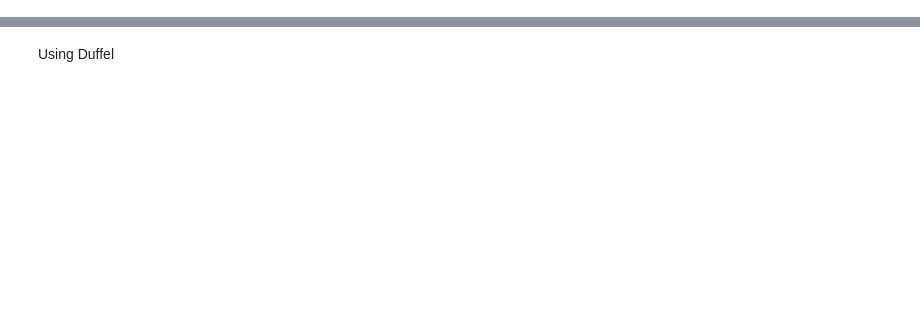
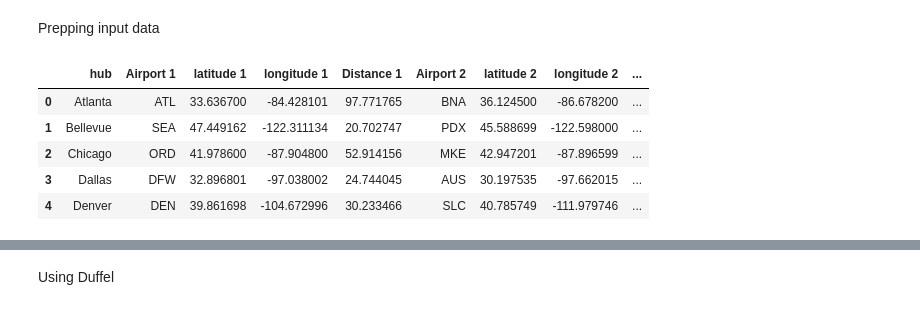
Before and after one commit to SnSabu/congressional-analysis, a Jupyter notebook: Flight_Data_Scrape.ipynb, the cells around one changed output, grey strips where cells are left out. Saved outputs shown, nothing was run; the diff lists cells and outputs as text; code cells hidden in the pictures; blank space fills up the shorter version.

```diff
--- a/Flight_Data_Scrape.ipynb
+++ b/Flight_Data_Scrape.ipynb
@@ -1,2 +1,4 @@
 # %% [markdown]
 <a href="https://colab.research.google.com/github/SnSabu/congressional-analysis/blob/main/Flight_Data_Scrape.ipynb" target="_parent"><img src="https://colab.research.google.com/assets/colab-badge.svg" alt="Open In Colab"/></a>
+# %% [markdown]
+Prepping input data
@@ -2,0 +7,10 @@
+# %%
+Office_Airports = pd.read_csv("Closest_airport_to_hubs.csv")
+Emp_Airport = pd.read_csv("closest_airports_employees.csv")
+# %% [output]
+|  | hub | Airport 1 | latitude 1 | longitude 1 | Distance 1 | Airport 2 | latitude 2 | longitude 2 | ... |
+| 0 | Atlanta | ATL | 33.636700 | -84.428101 | 97.771765 | BNA | 36.124500 | -86.678200 | ... |
+| 1 | Bellevue | SEA | 47.449162 | -122.311134 | 20.702747 | PDX | 45.588699 | -122.598000 | ... |
+| 2 | Chicago | ORD | 41.978600 | -87.904800 | 52.914156 | MKE | 42.947201 | -87.896599 | ... |
+| 3 | Dallas | DFW | 32.896801 | -97.038002 | 24.744045 | AUS | 30.197535 | -97.662015 | ... |
+| 4 | Denver | DEN | 39.861698 | -104.672996 | 30.233466 | SLC | 40.785749 | -111.979746 | ... |
```
Also changed, not shown: parts of 12 cells of this notebook.
